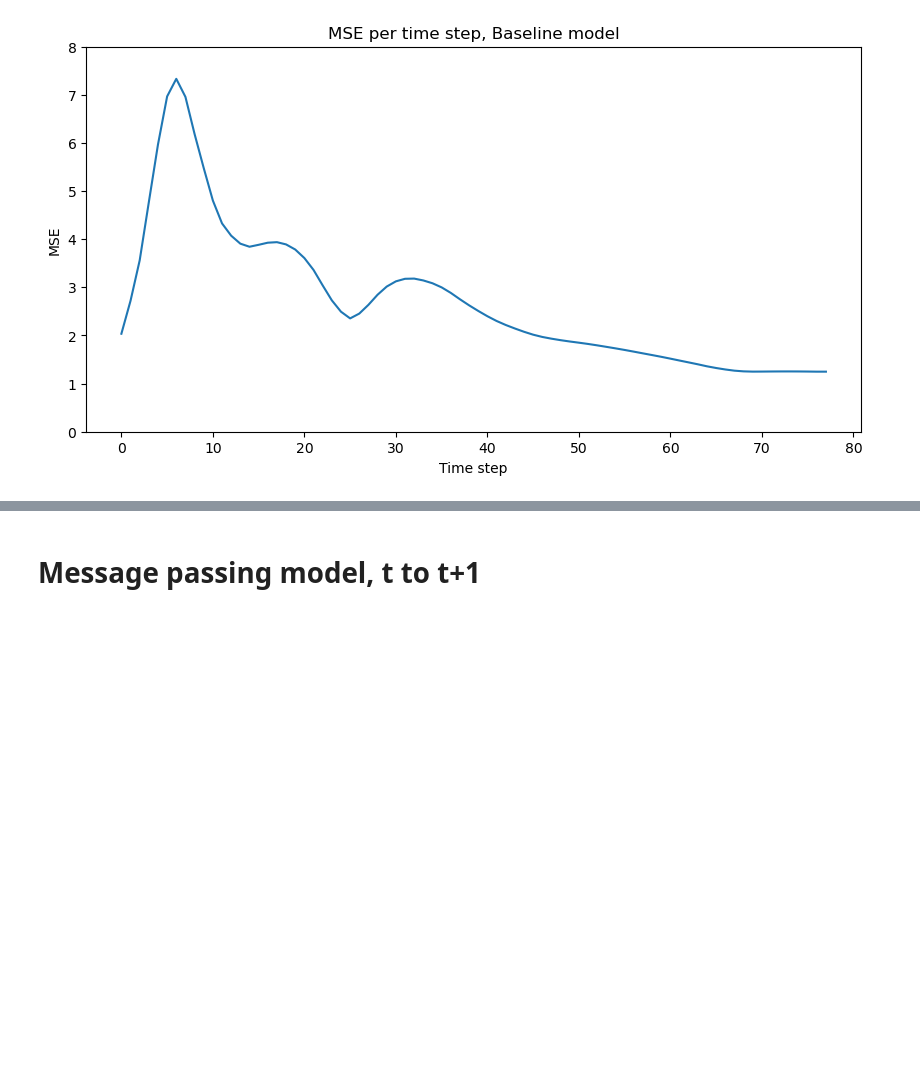
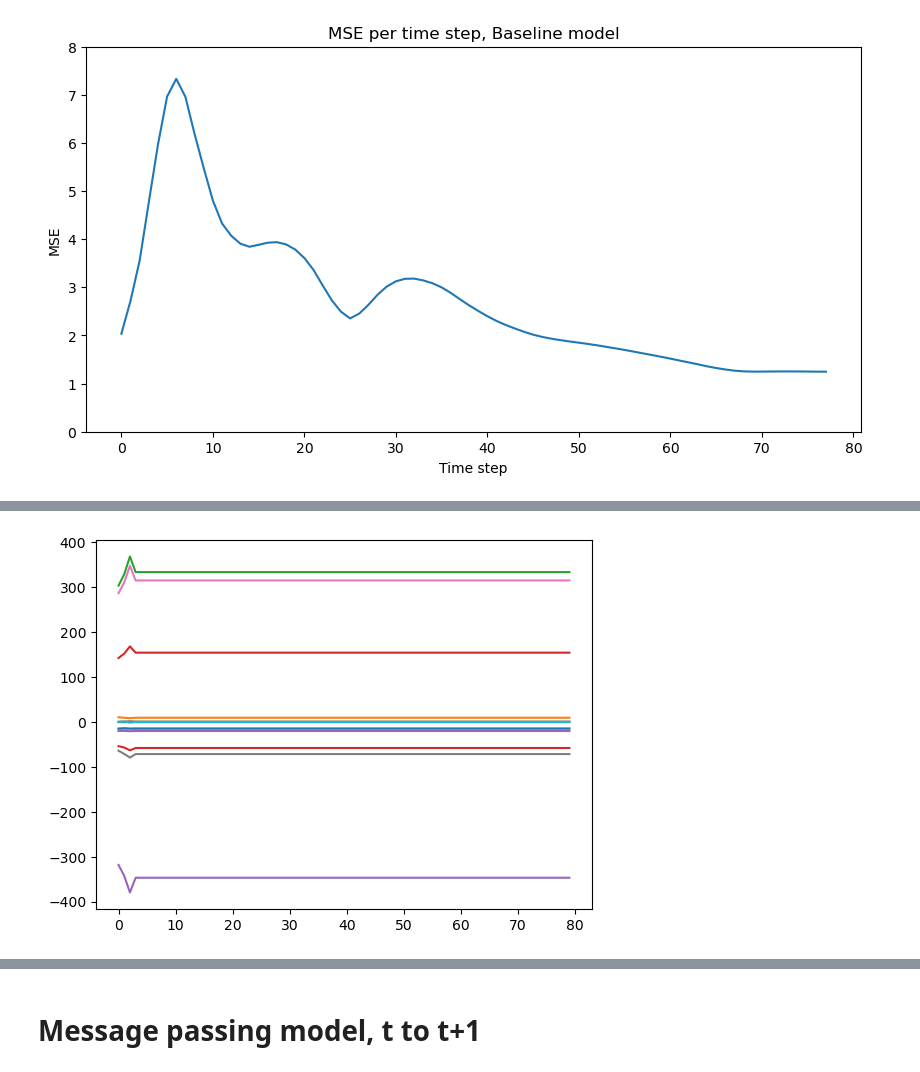
Before and after one commit to AlexiaALLAL/aneurysm_project, a Jupyter notebook: demo.ipynb, the cells around one changed output, grey strips where cells are left out. Cells and saved outputs as stored; diff of their text form; code cells hidden in the pictures; blank space fills up the shorter version.

```diff
--- a/demo.ipynb
+++ b/demo.ipynb
@@ -196,0 +374,3 @@ plt.show()
+# %%
+v_list_pred = np.array(v_list_pred)
+v_list_pred
@@ -196,0 +395,7 @@ plt.show()
+# %%
+for i in range(5):
+    plt.plot(
+        v_list_pred[:, -i, :]
+    )
+# %% [output]
+[figure, added]
```
Also changed, not shown: parts of 21 cells of this notebook, 18 other files.
